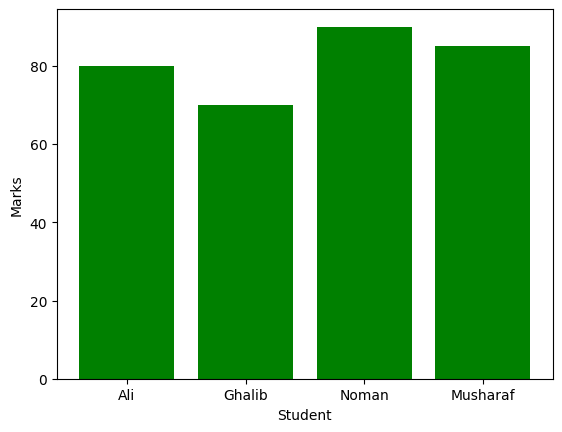
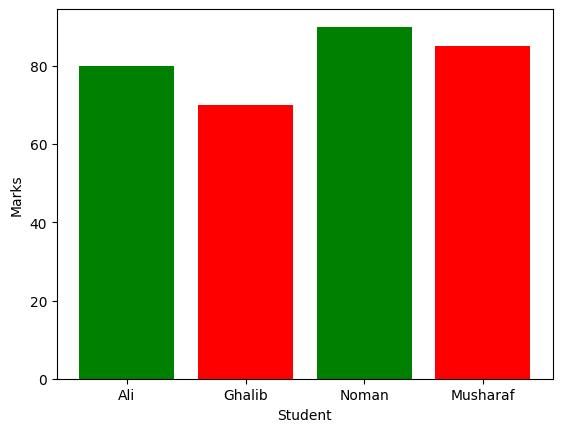
Unified diff of the notebook cell whose output changed from the first chart to the second:
--- before
+++ after
@@ -2,5 +2,5 @@
 marks = np.array([80,70,90,85])
 
-plt.bar(x,marks, color="g")
+plt.bar(x,marks, color=["g","r"])
 plt.xlabel("Student")
 plt.ylabel("Marks")

Commit: seaborn